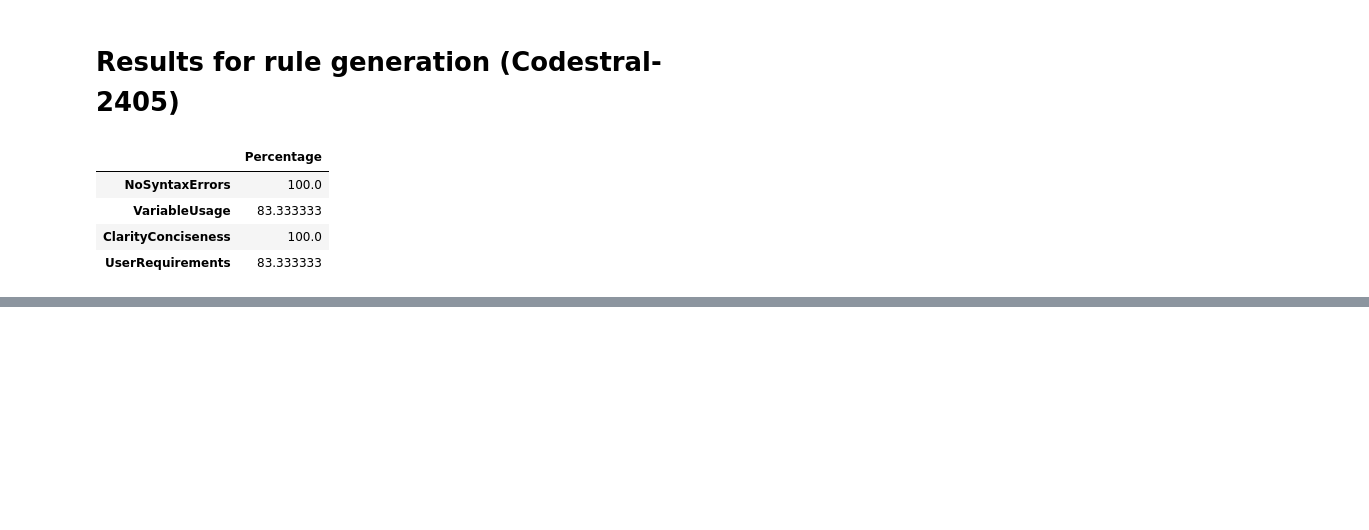
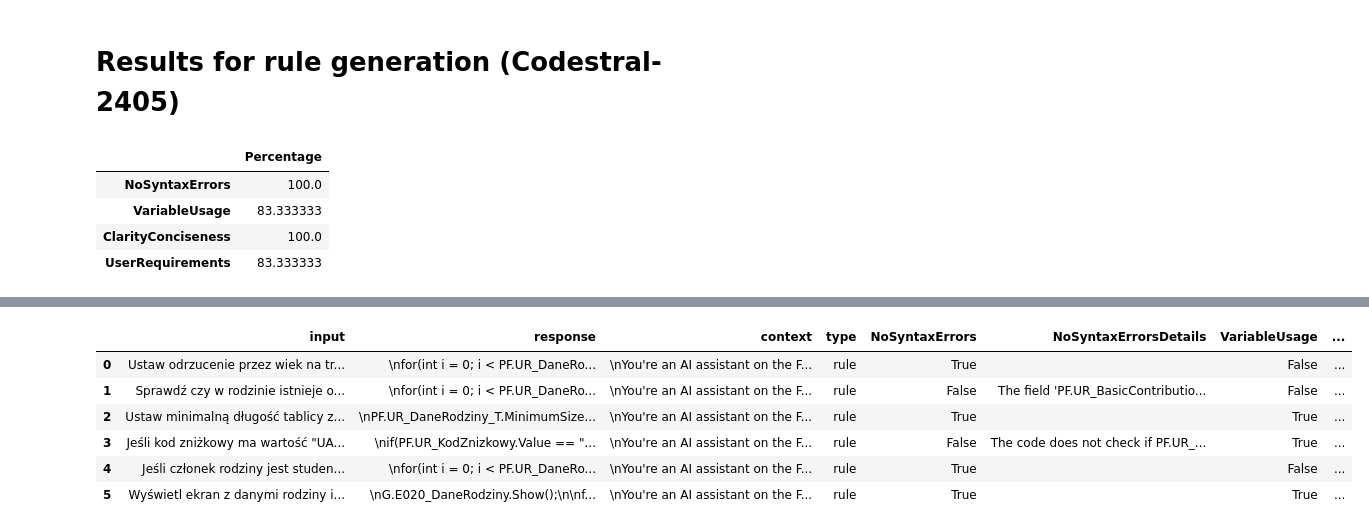
Before and after one commit to korzepadawid/lowcode-ai, a Jupyter notebook: llm-eval.ipynb, the cells around one changed output, grey strips where cells are left out. Saved outputs shown, nothing was run; the diff lists cells and outputs as text; code cells hidden in the pictures; blank space fills up the shorter version.

```diff
--- a/llm-eval.ipynb
+++ b/llm-eval.ipynb
@@ -798,0 +1466,10 @@ result_df.head()
+# %%
+total_score_df
+# %% [output]
+|  | input | response | context | type | NoSyntaxErrors | NoSyntaxErrorsDetails | VariableUsage | ... |
+| 0 | Ustaw odrzucenie przez wiek na tr... | \nfor(int i = 0; i < PF.UR_DaneRo... | \nYou're an AI assistant on the F... | rule | True |  | False | ... |
+| 1 | Sprawdź czy w rodzinie istnieje o... | \nfor(int i = 0; i < PF.UR_DaneRo... | \nYou're an AI assistant on the F... | rule | False | The field 'PF.UR_BasicContributio... | False | ... |
+| 2 | Ustaw minimalną długość tablicy z... | \nPF.UR_DaneRodziny_T.MinimumSize... | \nYou're an AI assistant on the F... | rule | True |  | True | ... |
+| 3 | Jeśli kod zniżkowy ma wartość "UA... | \nif(PF.UR_KodZnizkowy.Value == "... | \nYou're an AI assistant on the F... | rule | False | The code does not check if PF.UR_... | True | ... |
+| 4 | Jeśli członek rodziny jest studen... | \nfor(int i = 0; i < PF.UR_DaneRo... | \nYou're an AI assistant on the F... | rule | True |  | False | ... |
+| 5 | Wyświetl ekran z danymi rodziny i... | \nG.E020_DaneRodziny.Show();\n\nf... | \nYou're an AI assistant on the F... | rule | True |  | True | ... |
```
Also changed, not shown: parts of 4 cells of this notebook.
